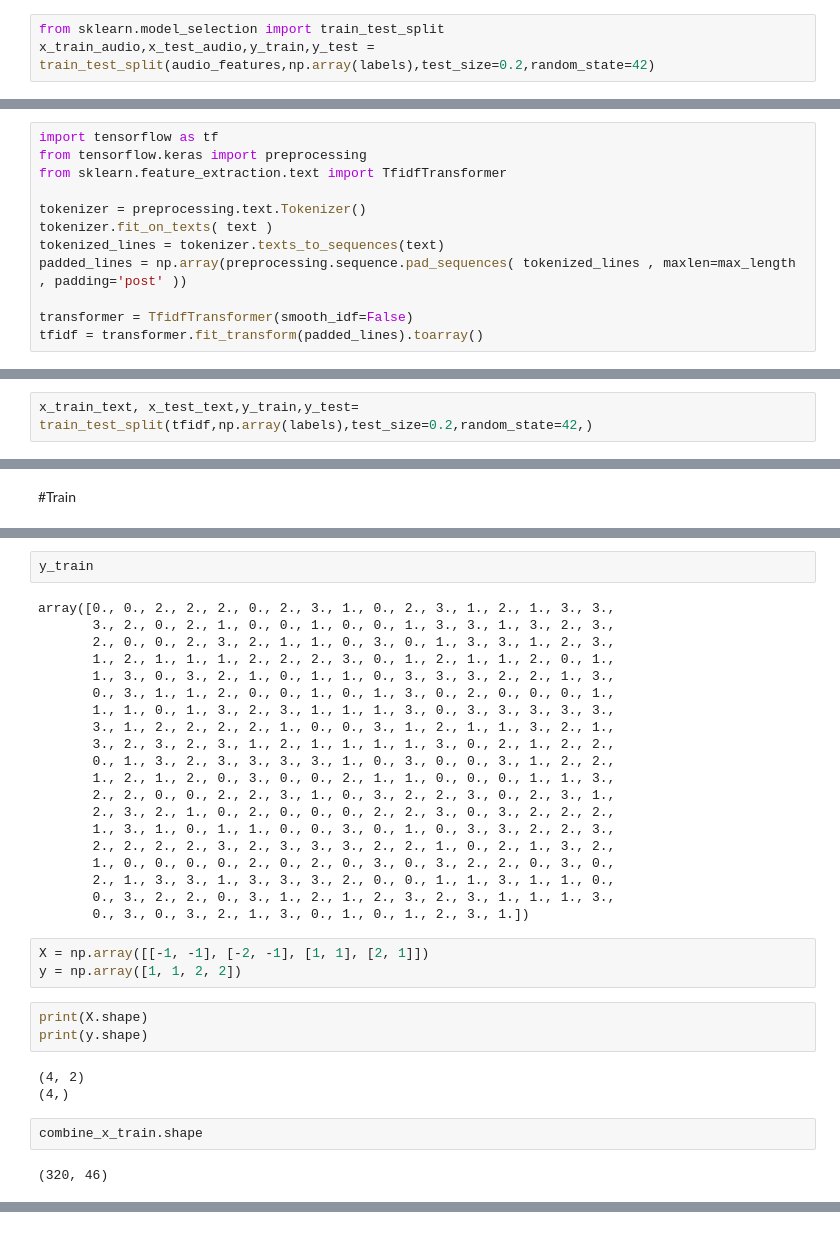
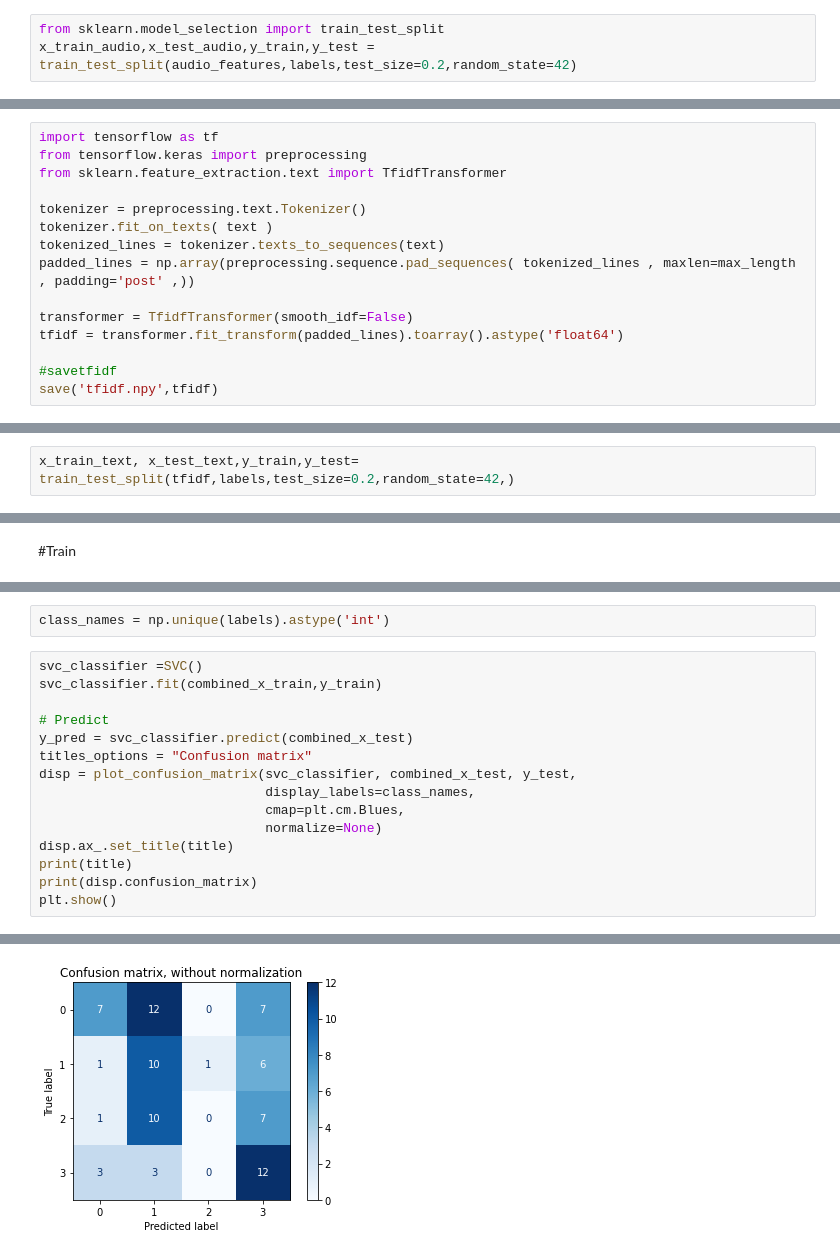
Before and after one commit to lephuocdat2000/DeepLearning-and-Application, a Jupyter notebook: SER.ipynb, the cells around one changed output, grey strips where cells are left out. Saved outputs shown, nothing was run; the diff lists cells and outputs as text.

```diff
--- a/SER.ipynb
+++ b/SER.ipynb
@@ -106,5 +133,5 @@ save('audio_features.npy',audio_features)
 # %%
 from sklearn.model_selection import train_test_split
-x_train_audio,x_test_audio,y_train,y_test = train_test_split(audio_features,np.array(labels),test_size=0.2,random_state=42)
+x_train_audio,x_test_audio,y_train,y_test = train_test_split(audio_features,labels,test_size=0.2,random_state=42)
 # %% [markdown]
 Load feature
@@ -169,14 +198,17 @@ from sklearn.feature_extraction.text import TfidfTransformer
 tokenizer = preprocessing.text.Tokenizer()
 tokenizer.fit_on_texts( text )
 tokenized_lines = tokenizer.texts_to_sequences(text)
-padded_lines = np.array(preprocessing.sequence.pad_sequences( tokenized_lines , maxlen=max_length , padding='post' ))
+padded_lines = np.array(preprocessing.sequence.pad_sequences( tokenized_lines , maxlen=max_length , padding='post' ,))
 
 transformer = TfidfTransformer(smooth_idf=False)
-tfidf = transformer.fit_transform(padded_lines).toarray()
+tfidf = transformer.fit_transform(padded_lines).toarray().astype('float64')
+
+#savetfidf
+save('tfidf.npy',tfidf)
 # %% [markdown]
 ###Split tfidf
 # %%
-x_train_text, x_test_text,y_train,y_test= train_test_split(tfidf,np.array(labels),test_size=0.2,random_state=42,)
+x_train_text, x_test_text,y_train,y_test= train_test_split(tfidf,labels,test_size=0.2,random_state=42,)
 # %% [markdown]
 #Combine Text+Audio
 # %%
@@ -215,35 +226,18 @@ ValueError: ignored
-# %%
-y_train
-# %% [output]
-array([0., 0., 2., 2., 2., 0., 2., 3., 1., 0., 2., 3., 1., 2., 1., 3., 3.,
-       3., 2., 0., 2., 1., 0., 0., 1., 0., 0., 1., 3., 3., 1., 3., 2., 3.,
-       2., 0., 0., 2., 3., 2., 1., 1., 0., 3., 0., 1., 3., 3., 1., 2., 3.,
-       1., 2., 1., 1., 1., 2., 2., 2., 3., 0., 1., 2., 1., 1., 2., 0., 1.,
-       1., 3., 0., 3., 2., 1., 0., 1., 1., 0., 3., 3., 3., 2., 2., 1., 3.,
-       0., 3., 1., 1., 2., 0., 0., 1., 0., 1., 3., 0., 2., 0., 0., 0., 1.,
-       1., 1., 0., 1., 3., 2., 3., 1., 1., 1., 3., 0., 3., 3., 3., 3., 3.,
-       3., 1., 2., 2., 2., 2., 1., 0., 0., 3., 1., 2., 1., 1., 3., 2., 1.,
-       3., 2., 3., 2., 3., 1., 2., 1., 1., 1., 1., 3., 0., 2., 1., 2., 2.,
-       0., 1., 3., 2., 3., 3., 3., 3., 1., 0., 3., 0., 0., 3., 1., 2., 2.,
-       1., 2., 1., 2., 0., 3., 0., 0., 2., 1., 1., 0., 0., 0., 1., 1., 3.,
-       2., 2., 0., 0., 2., 2., 3., 1., 0., 3., 2., 2., 3., 0., 2., 3., 1.,
-       2., 3., 2., 1., 0., 2., 0., 0., 0., 2., 2., 3., 0., 3., 2., 2., 2.,
-       1., 3., 1., 0., 1., 1., 0., 0., 3., 0., 1., 0., 3., 3., 2., 2., 3.,
-       2., 2., 2., 2., 3., 2., 3., 3., 3., 2., 2., 1., 0., 2., 1., 3., 2.,
-       1., 0., 0., 0., 0., 2., 0., 2., 0., 3., 0., 3., 2., 2., 0., 3., 0.,
-       2., 1., 3., 3., 1., 3., 3., 3., 2., 0., 0., 1., 1., 3., 1., 1., 0.,
-       0., 3., 2., 2., 0., 3., 1., 2., 1., 2., 3., 2., 3., 1., 1., 1., 3.,
-       0., 3., 0., 3., 2., 1., 3., 0., 1., 0., 1., 2., 3., 1.])
-# %%
-X = np.array([[-1, -1], [-2, -1], [1, 1], [2, 1]])
-y = np.array([1, 1, 2, 2])
-# %%
-print(X.shape)
-print(y.shape)
-# %% [output]
-(4, 2)
-(4,)
-# %%
-combine_x_train.shape
-# %% [output]
-(320, 46)
+# %%
+class_names = np.unique(labels).astype('int')
+# %%
+svc_classifier =SVC()
+svc_classifier.fit(combined_x_train,y_train)
+
+# Predict
+y_pred = svc_classifier.predict(combined_x_test)
+titles_options = "Confusion matrix"
+disp = plot_confusion_matrix(svc_classifier, combined_x_test, y_test,
+                             display_labels=class_names,
+                             cmap=plt.cm.Blues,
+                             normalize=None)
+disp.ax_.set_title(title)
+print(title)
+print(disp.confusion_matrix)
+plt.show()
+# %% [output]
@@ -249,0 +249 @@ combine_x_train.shape
+[figure, added]
```
Also changed, not shown: parts of 19 cells of this notebook.
